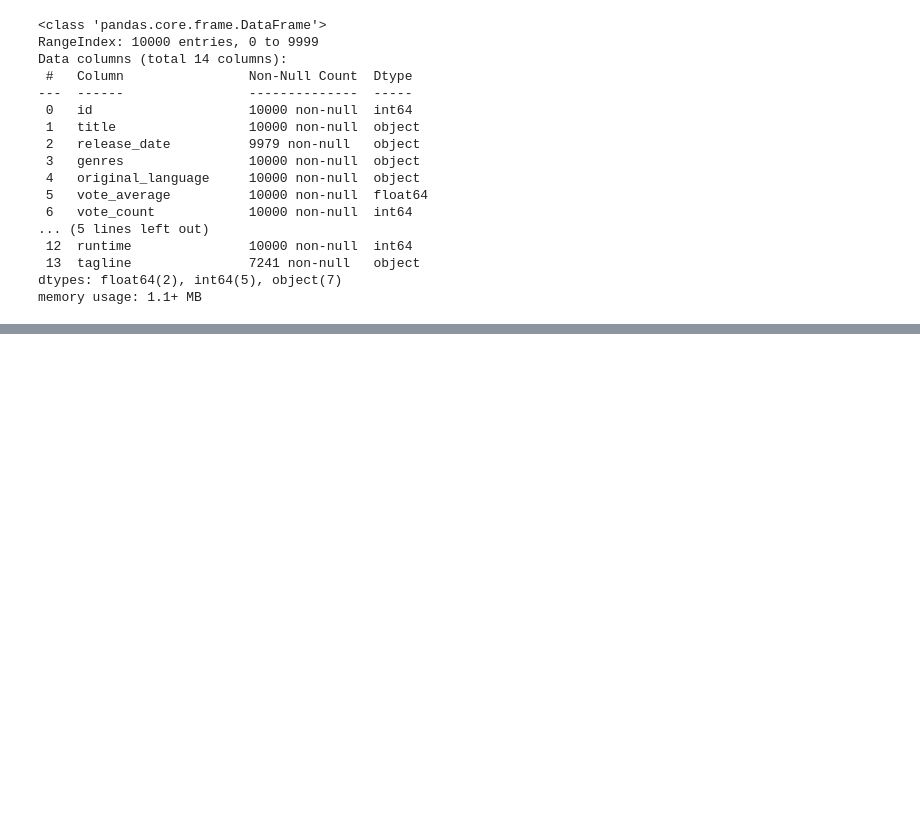
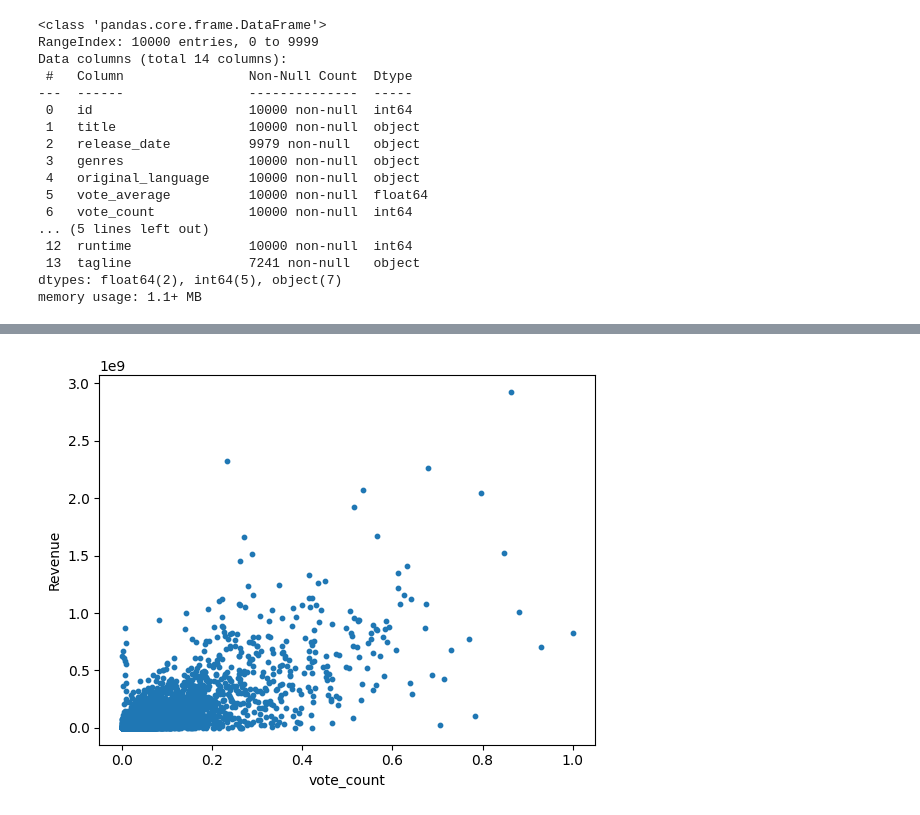
Before and after one commit to Sukhjit21/Movie-Revenue-Prediction, a Jupyter notebook: MoviePopularity.ipynb, the cells around one changed output, grey strips where cells are left out. Cells and saved outputs as stored; diff of their text form; code cells hidden in the pictures; blank space fills up the shorter version.

```diff
--- a/MoviePopularity.ipynb
+++ b/MoviePopularity.ipynb
@@ -94,0 +284,7 @@ plt.show()
+# %%
+plt.scatter(X_train['vote_count'], y_train, s=10)
+plt.xlabel("vote_count")
+plt.ylabel("Revenue")
+plt.show()
+# %% [output]
+[figure, added]
```
Also changed, not shown: parts of 25 cells of this notebook.
